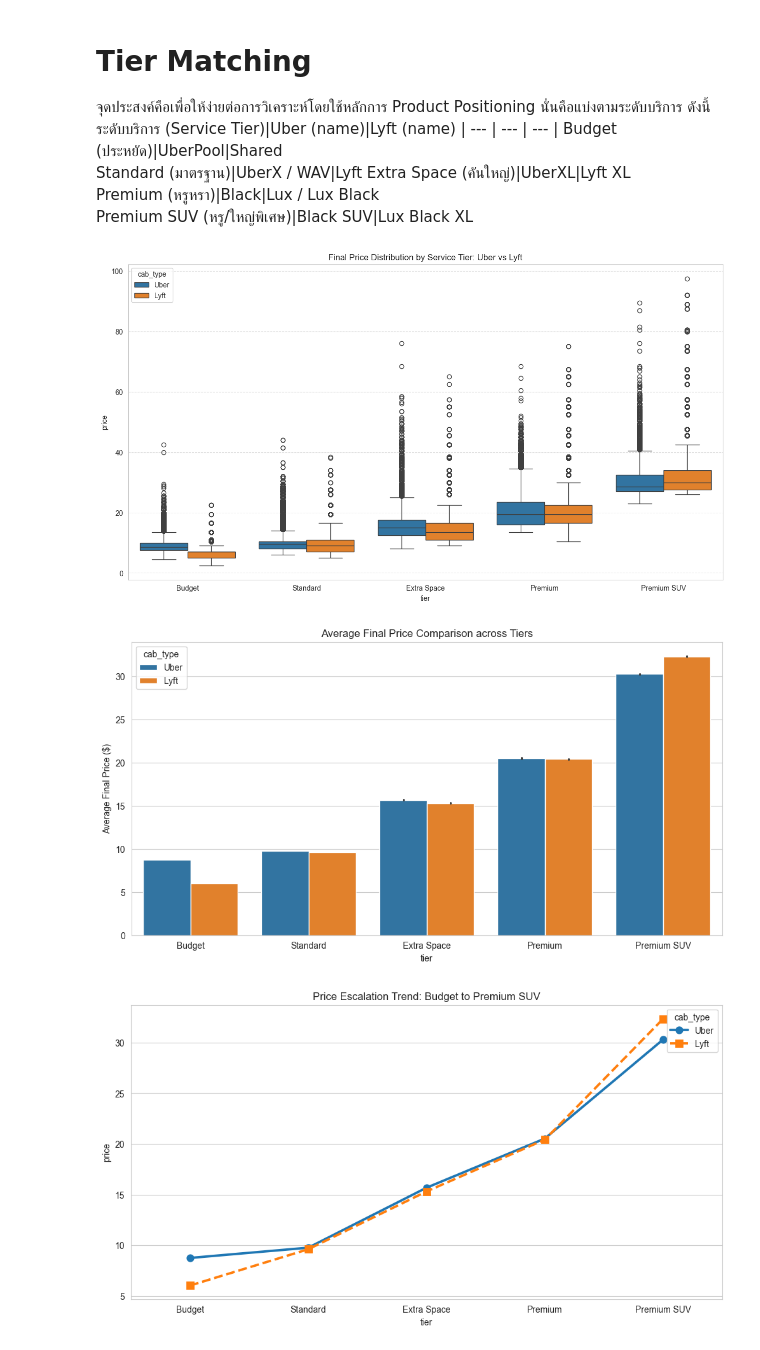
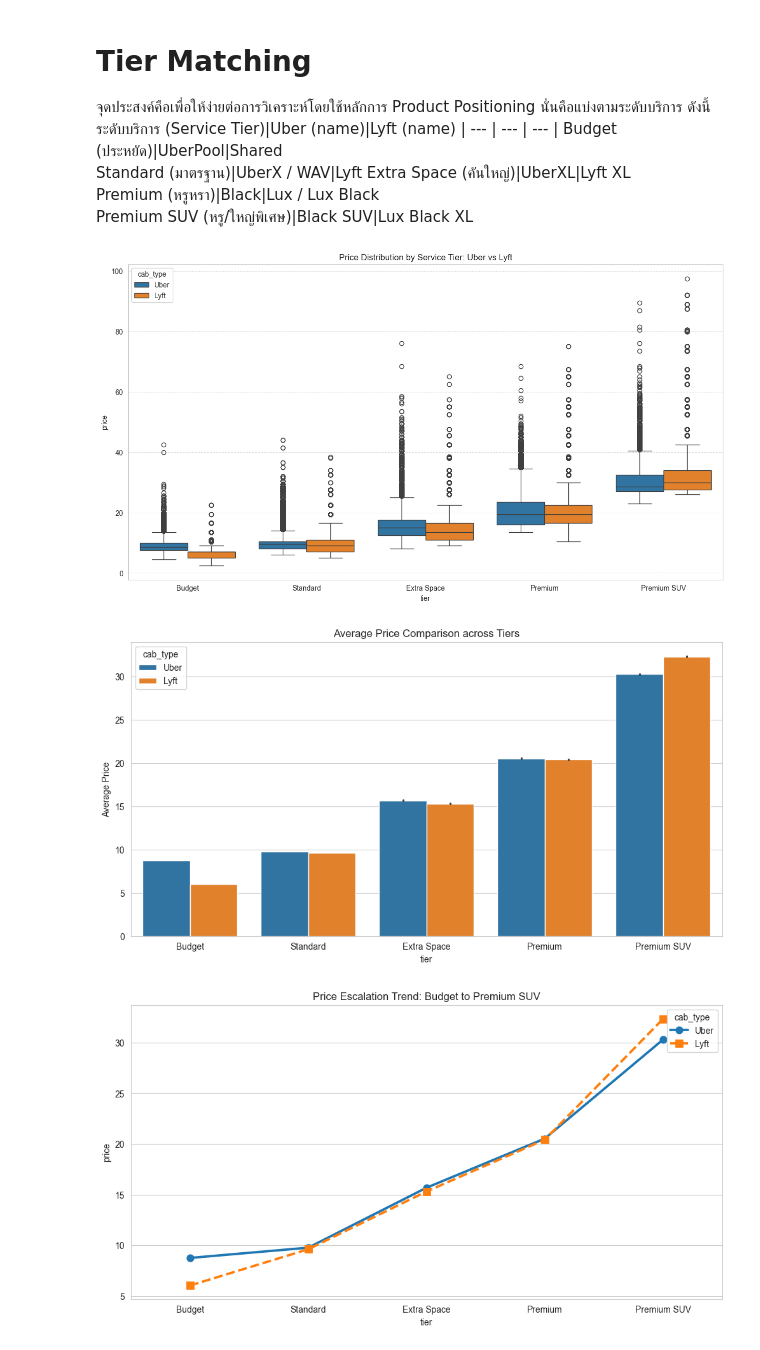
Before and after one commit to Bobbie-CPE38/cpe232-final-project, a Jupyter notebook: notebooks/eda_by_cab_type.ipynb, the cells around one changed output. Drawn from its saved outputs; the diff is of its cells as text; code cells hidden in the pictures.

```diff
--- a/notebooks/eda_by_cab_type.ipynb
+++ b/notebooks/eda_by_cab_type.ipynb
@@ -128,21 +128,22 @@ df_compare = pd.concat([uber_df, lyft_df])
 
 tier_order = ['Budget', 'Standard', 'Extra Space', 'Premium', 'Premium SUV']
 # %%
+sns.set_style("whitegrid")
 plt.figure(figsize=(15, 8))
 sns.boxplot(data=df_compare, x='tier', y='price', hue='cab_type', order=tier_order)
-plt.title('Final Price Distribution by Service Tier: Uber vs Lyft')
+plt.title('Price Distribution by Service Tier: Uber vs Lyft')
 plt.grid(axis='y', linestyle='--', alpha=0.7)
 plt.show()
 # %% [output]
-[figure, old version]
+[figure, new version]
 # %%
 plt.figure(figsize=(12, 6))
 sns.barplot(data=df_compare, x='tier', y='price', hue='cab_type', order=tier_order, estimator='mean')
-plt.title('Average Final Price Comparison across Tiers')
-plt.ylabel('Average Final Price ($)')
+plt.title('Average Price Comparison across Tiers')
+plt.ylabel('Average Price')
 plt.show()
 # %% [output]
-[figure, old version]
+[figure, new version]
 # %%
 plt.figure(figsize=(12, 6))
 sns.pointplot(data=df_compare, x='tier', y='price', hue='cab_type', order=tier_order, markers=["o", "s"], linestyles=["-", "--"])
```
Also changed, not shown: parts of 14 cells of this notebook.
